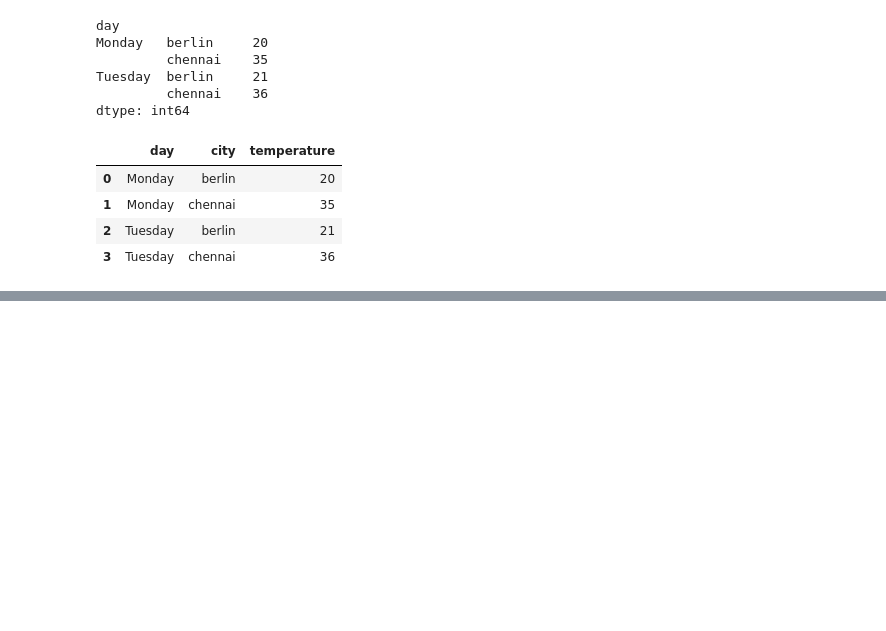
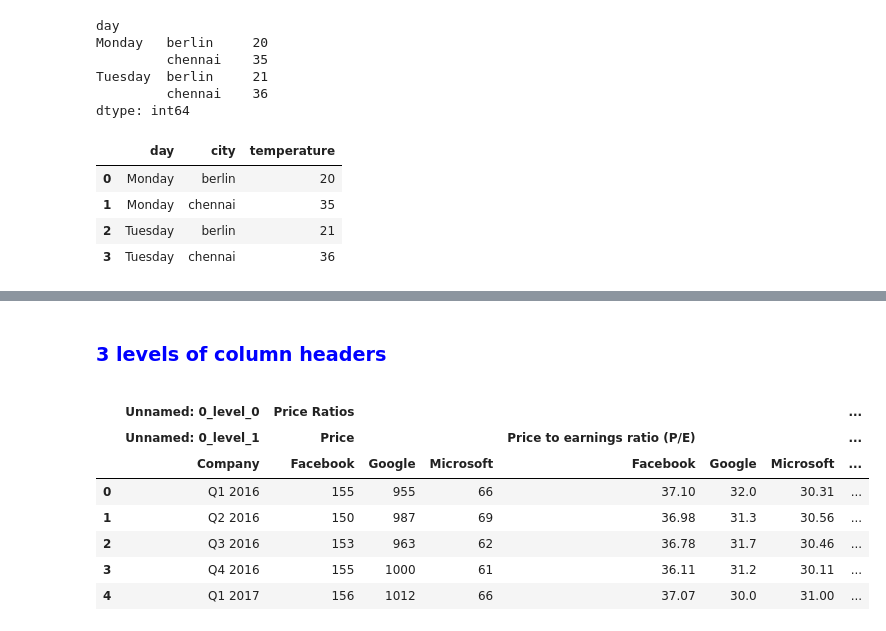
Before and after one commit to aranyaadheu/Pandas, a Jupyter notebook: pandas/12. stack/pandas_stack.ipynb, the cells around one changed output, grey strips where cells are left out. Saved outputs shown, nothing was run; the diff lists cells and outputs as text; code cells hidden in the pictures; blank space fills up the shorter version.

```diff
--- a/pandas/12. stack/pandas_stack.ipynb
+++ b/pandas/12. stack/pandas_stack.ipynb
@@ -77,0 +109,16 @@ df_stacked
+# %% [markdown]
+<span style="color: blue;">
+    <h3>3 levels of column headers</h3>
+</span>
+# %%
+df2 = pd.read_excel("stocks_3_levels.xlsx", header=[0,1,2])
+df2
+# %% [output]
+|  | Unnamed: 0_level_0 | Price Ratios |  |  |  |  |  | ... |
+|  | Unnamed: 0_level_1 | Price |  |  | Price to earnings ratio (P/E) |  |  | ... |
+|  | Company | Facebook | Google | Microsoft | Facebook | Google | Microsoft | ... |
+| 0 | Q1 2016 | 155 | 955 | 66 | 37.10 | 32.0 | 30.31 | ... |
+| 1 | Q2 2016 | 150 | 987 | 69 | 36.98 | 31.3 | 30.56 | ... |
+| 2 | Q3 2016 | 153 | 963 | 62 | 36.78 | 31.7 | 30.46 | ... |
+| 3 | Q4 2016 | 155 | 1000 | 61 | 36.11 | 31.2 | 30.11 | ... |
+| 4 | Q1 2017 | 156 | 1012 | 66 | 37.07 | 30.0 | 31.00 | ... |
```
Also changed, not shown: parts of 5 cells of this notebook.
